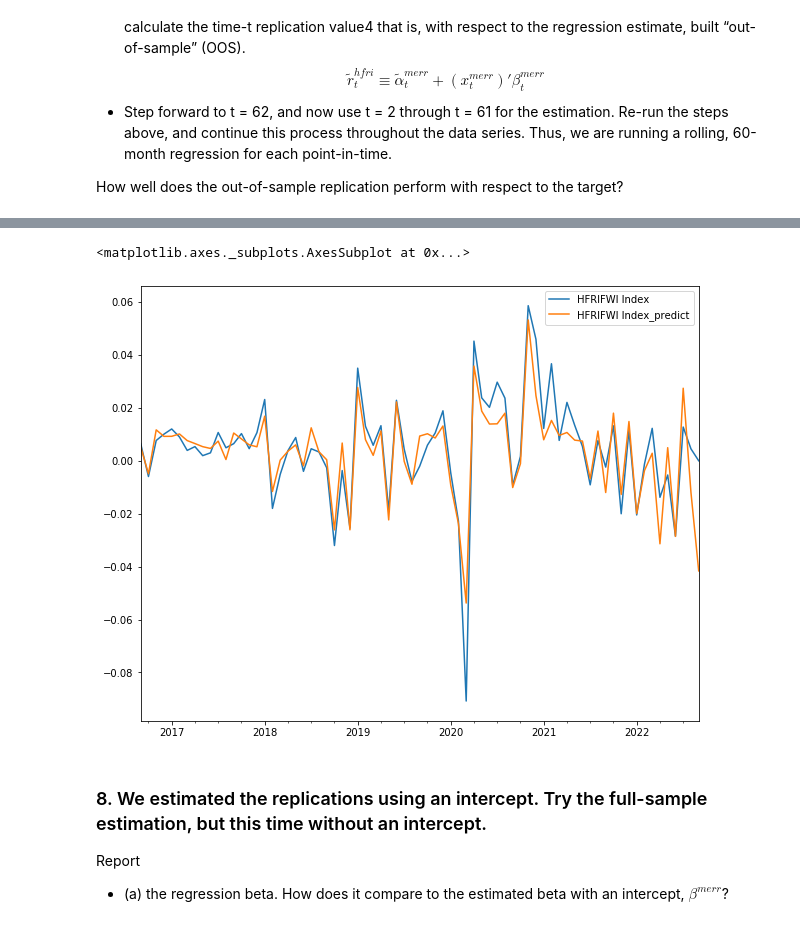
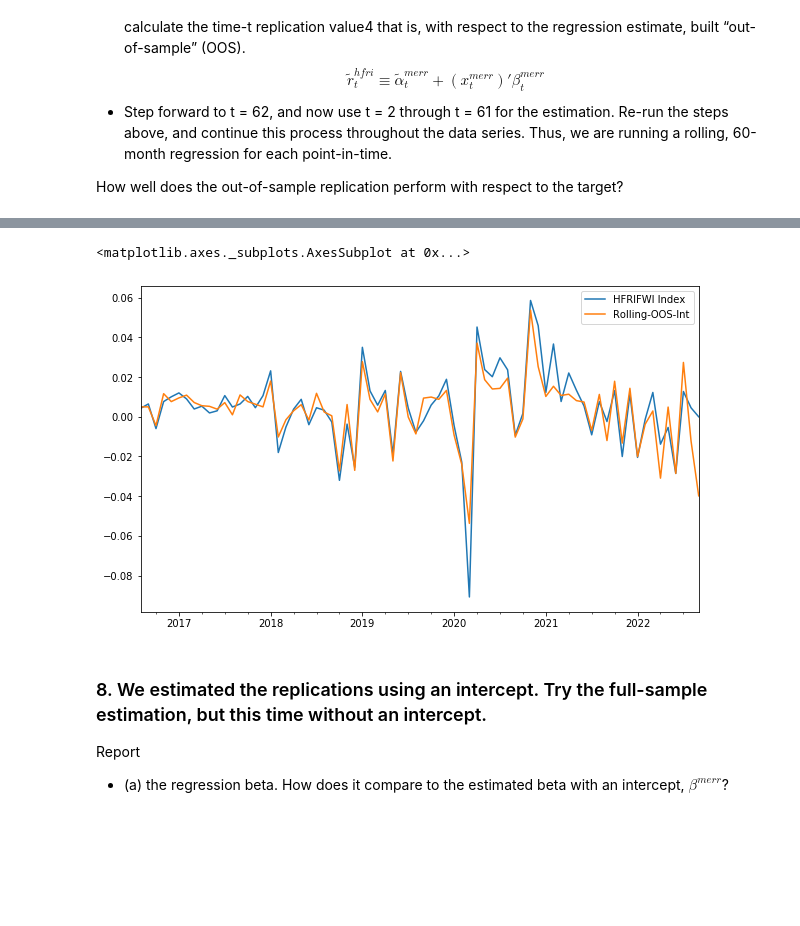
Before and after one commit to Zixin730/finm-portfolio-2022, a Jupyter notebook: homework/hw2.ipynb, the cells around one changed output, grey strips where cells are left out. Cells and saved outputs as stored; diff of their text form; code cells hidden in the pictures; blank space fills up the shorter version.

```diff
--- a/homework/hw2.ipynb
+++ b/homework/hw2.ipynb
@@ -472,3 +486,10 @@ $$\tilde r_t^{hfri} \equiv \tilde \alpha_t^{merr} + (x_t^{merr})' \beta_t^{merr}
 * Step forward to t = 62, and now use t = 2 through t = 61 for the estimation. Re-run the steps above, and continue this process throughout the data series. Thus, we are running a rolling, 60-month regression for each point-in-time.
 
 How well does the out-of-sample replication perform with respect to the target?
+# %%
+from statsmodels.regression.rolling import RollingOLS
+y = fund_ret[["HFRIFWI Index"]]
+X = sm.add_constant(factor_ret)
+model = RollingOLS(y, X, window=60)
+rolling_betas = model.fit().params.copy()
+rolling_betas
@@ -474,0 +510,11 @@ How well does the out-of-sample replication perform with respect to the target?
+# %%
+# rep_IS = (rolling_betas * X).sum(axis=1, skipna=False)
+rep_OOS = (rolling_betas.shift() * X).sum(axis=1, skipna=False)
+# %%
+replication = fund_ret[['HFRIFWI Index']].copy()
+# replication['Static-IS-Int'] = static_model.fittedvalues
+# replication['Rolling-IS-Int'] = rep_IS
+replication['Rolling-OOS-Int'] = rep_OOS
+
+replication = replication.iloc[60:, :].copy()
+replication
@@ -492,8 +543,8 @@ predict_data
 # %%
-predict_data.plot(figsize=(10, 8))
+replication.plot(figsize=(10, 6))
 # %% [output]
 <matplotlib.axes._subplots.AxesSubplot at 0x...>
-[figure, old version]
+[figure, new version]
 # %% [markdown]
 ### 8. We estimated the replications using an intercept. Try the full-sample estimation, but this time without an intercept.
 Report
```
Also changed, not shown: parts of 15 cells of this notebook.
